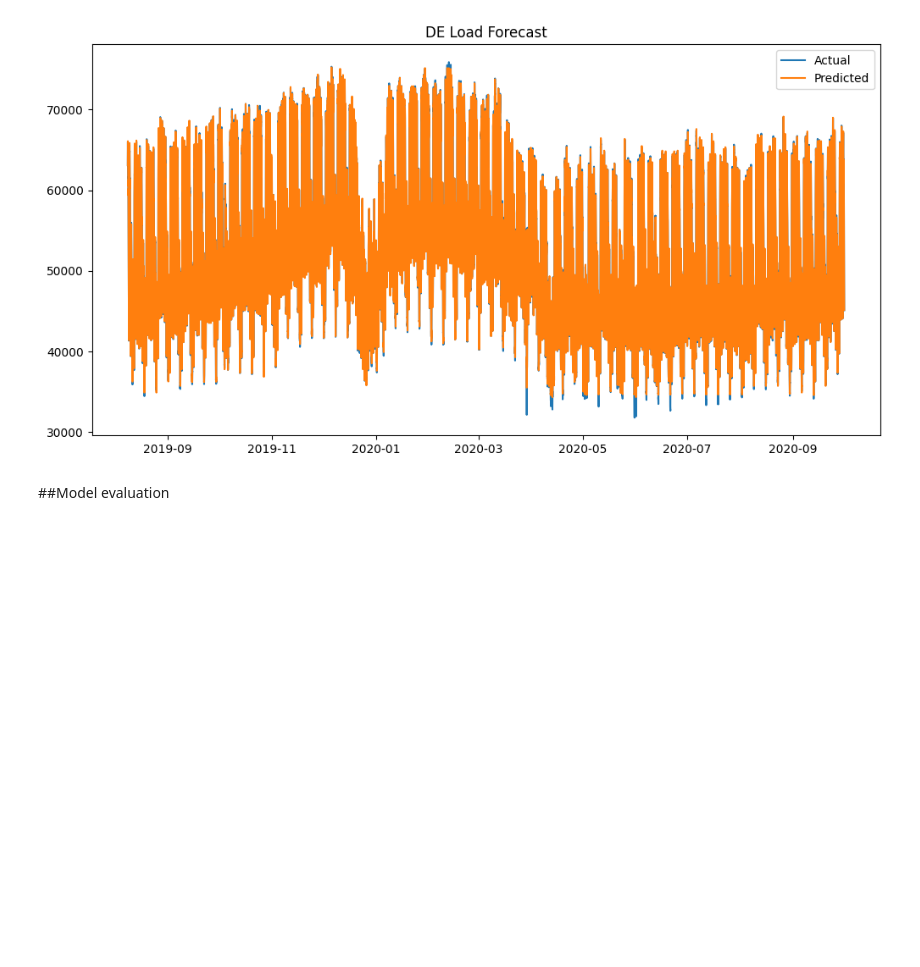
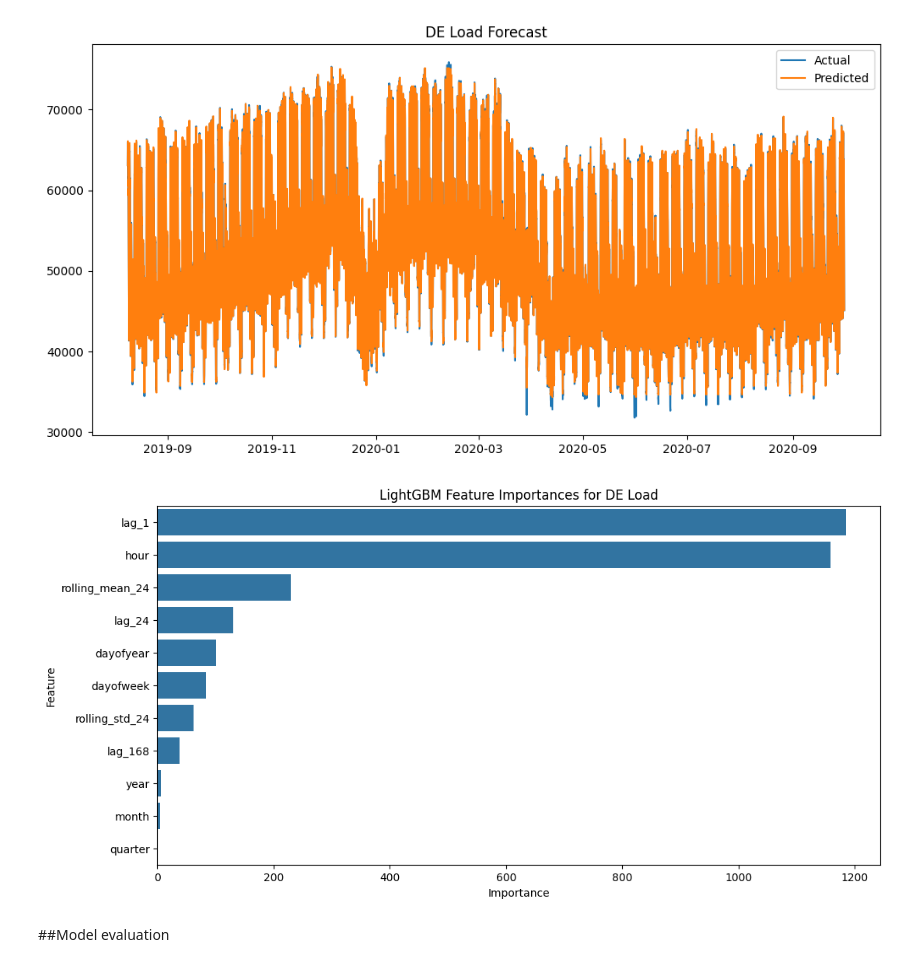
Before and after one commit to Phionanamugga/Energy_Projects, a Jupyter notebook: load_forecasting.ipynb, the cells around one changed output. Saved outputs shown, nothing was run; the diff lists cells and outputs as text; code cells hidden in the pictures; blank space fills up the shorter version.

Commit message:
shows features importance

```diff
--- a/load_forecasting.ipynb
+++ b/load_forecasting.ipynb
@@ -418,6 +418,17 @@ plt.legend()
 plt.show()
 # %% [output]
 [figure]
+# %%
+# Added: 4. Feature importance bar plot (model interpretability)
+model = pipeline.named_steps['model']
+importances = pd.DataFrame({'Feature': X_train.columns, 'Importance': model.feature_importances_})
+importances = importances.sort_values('Importance', ascending=False)
+plt.figure(figsize=(12,6))
+sns.barplot(x='Importance', y='Feature', data=importances)
+plt.title('LightGBM Feature Importances for DE Load')
+plt.show()
+# %% [output]
+[figure, added]
 # %%
 def train_lgbm(X_train, y_train, params=None, num_round=500): # LightGBM training wrapper optimized for temporal forecasting with sensible defaults
     if params is None:
```
